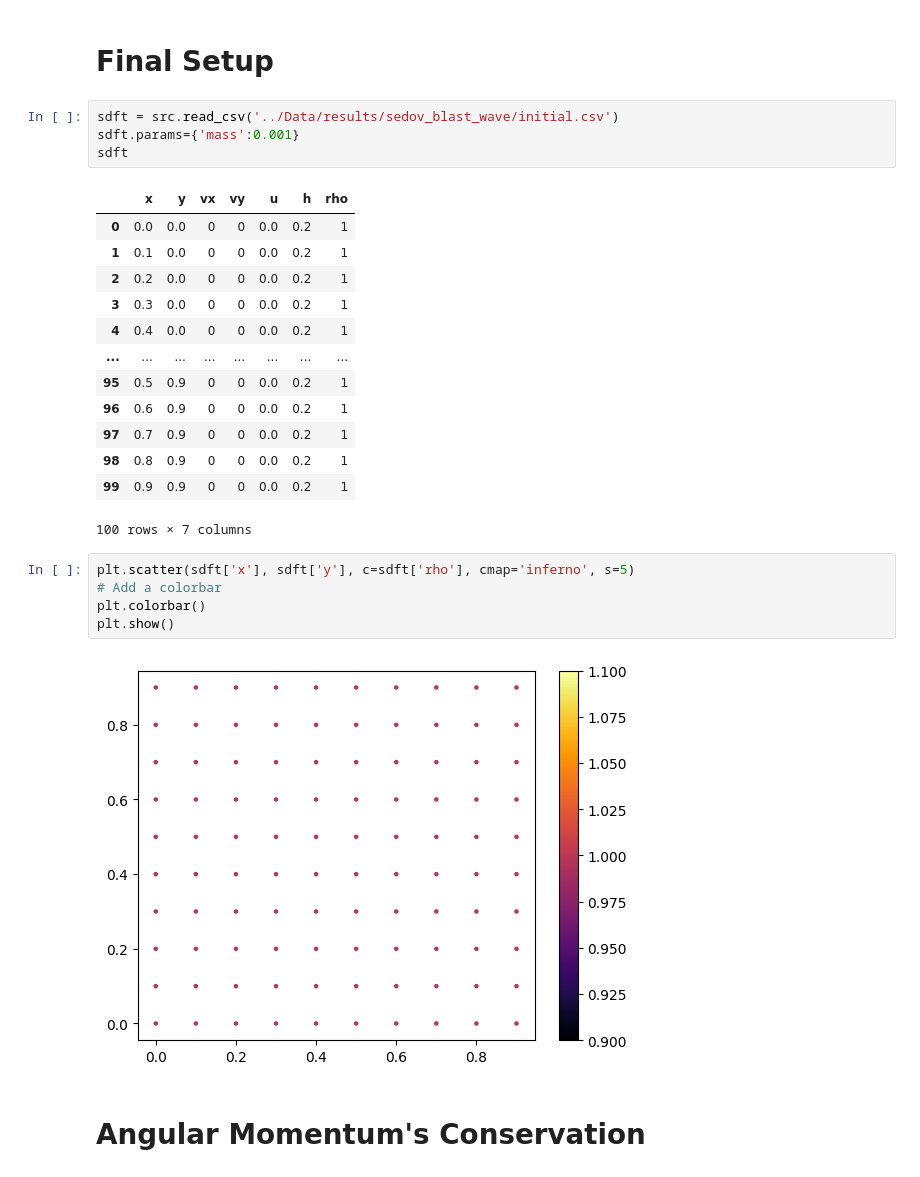
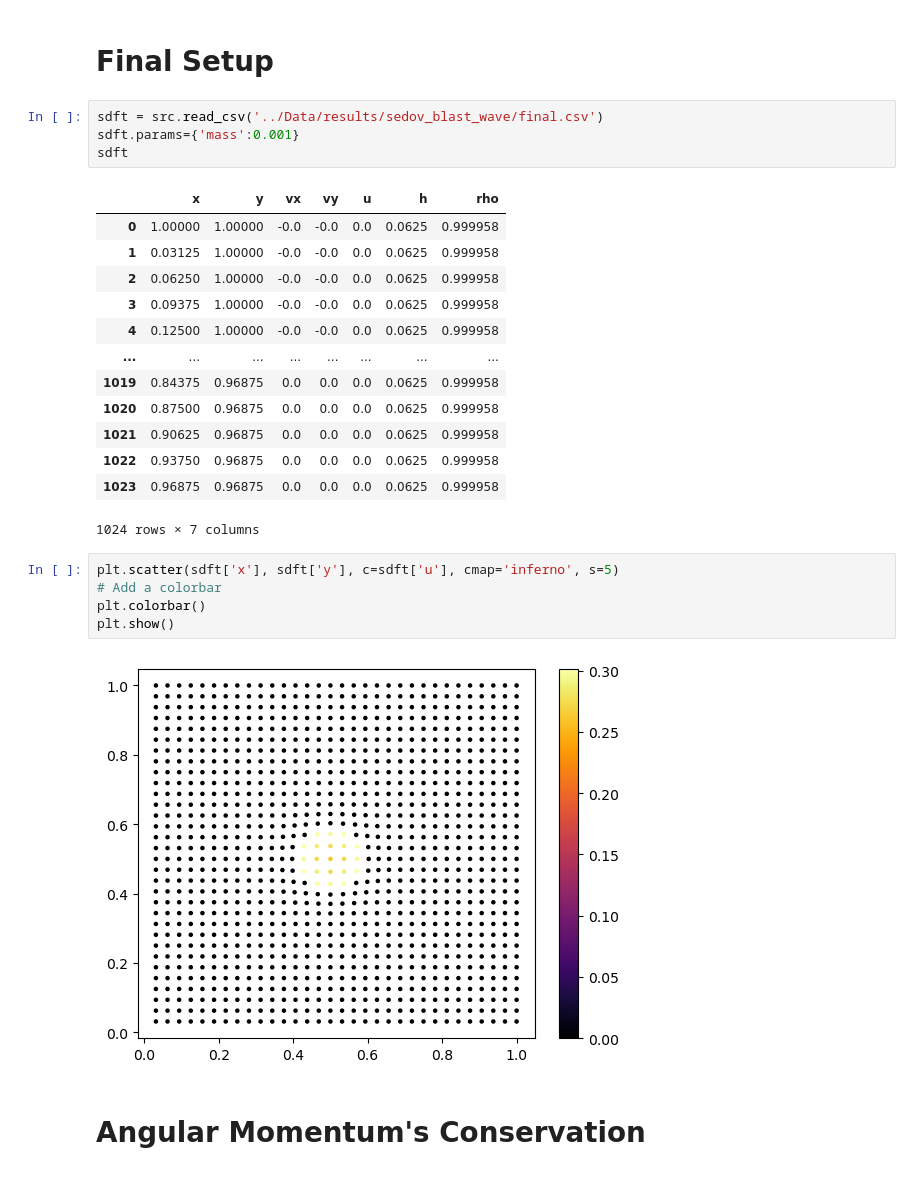
Before and after one commit to JackNarvaez/Rusph, a Jupyter notebook: Temp_Plots/Plots_sedov_blast_wave.ipynb, the cells around one changed output. Saved outputs shown, nothing was run; the diff lists cells and outputs as text.

```diff
--- a/Temp_Plots/Plots_sedov_blast_wave.ipynb
+++ b/Temp_Plots/Plots_sedov_blast_wave.ipynb
@@ -31,30 +31,30 @@ sdf.render('rho', xsec=1.0)
 # %% [markdown]
 # Final Setup
 # %%
-sdft = src.read_csv('../Data/results/sedov_blast_wave/initial.csv')
+sdft = src.read_csv('../Data/results/sedov_blast_wave/final.csv')
 sdft.params={'mass':0.001}
 sdft
 # %% [output]
 |  | x | y | vx | vy | u | h | rho |
-| 0 | 0.0 | 0.0 | 0 | 0 | 0.0 | 0.2 | 1 |
-| 1 | 0.1 | 0.0 | 0 | 0 | 0.0 | 0.2 | 1 |
-| 2 | 0.2 | 0.0 | 0 | 0 | 0.0 | 0.2 | 1 |
-| 3 | 0.3 | 0.0 | 0 | 0 | 0.0 | 0.2 | 1 |
-| 4 | 0.4 | 0.0 | 0 | 0 | 0.0 | 0.2 | 1 |
+| 0 | 1.00000 | 1.00000 | -0.0 | -0.0 | 0.0 | 0.0625 | 0.999958 |
+| 1 | 0.03125 | 1.00000 | -0.0 | -0.0 | 0.0 | 0.0625 | 0.999958 |
+| 2 | 0.06250 | 1.00000 | -0.0 | -0.0 | 0.0 | 0.0625 | 0.999958 |
+| 3 | 0.09375 | 1.00000 | -0.0 | -0.0 | 0.0 | 0.0625 | 0.999958 |
+| 4 | 0.12500 | 1.00000 | -0.0 | -0.0 | 0.0 | 0.0625 | 0.999958 |
 | ... | ... | ... | ... | ... | ... | ... | ... |
-| 95 | 0.5 | 0.9 | 0 | 0 | 0.0 | 0.2 | 1 |
-| 96 | 0.6 | 0.9 | 0 | 0 | 0.0 | 0.2 | 1 |
-| 97 | 0.7 | 0.9 | 0 | 0 | 0.0 | 0.2 | 1 |
-| 98 | 0.8 | 0.9 | 0 | 0 | 0.0 | 0.2 | 1 |
-| 99 | 0.9 | 0.9 | 0 | 0 | 0.0 | 0.2 | 1 |
+| 1019 | 0.84375 | 0.96875 | 0.0 | 0.0 | 0.0 | 0.0625 | 0.999958 |
+| 1020 | 0.87500 | 0.96875 | 0.0 | 0.0 | 0.0 | 0.0625 | 0.999958 |
+| 1021 | 0.90625 | 0.96875 | 0.0 | 0.0 | 0.0 | 0.0625 | 0.999958 |
+| 1022 | 0.93750 | 0.96875 | 0.0 | 0.0 | 0.0 | 0.0625 | 0.999958 |
+| 1023 | 0.96875 | 0.96875 | 0.0 | 0.0 | 0.0 | 0.0625 | 0.999958 |
-100 rows × 7 columns
+1024 rows × 7 columns
 # %%
-plt.scatter(sdft['x'], sdft['y'], c=sdft['rho'], cmap='inferno', s=5)
+plt.scatter(sdft['x'], sdft['y'], c=sdft['u'], cmap='inferno', s=5)
 # Add a colorbar
 plt.colorbar()
 plt.show()
 # %% [output]
-[figure, old version]
+[figure, new version]
 # %% [markdown]
 # Angular Momentum's Conservation
 # %%
```
Also changed, not shown: parts of 5 cells of this notebook, 9 other files.
